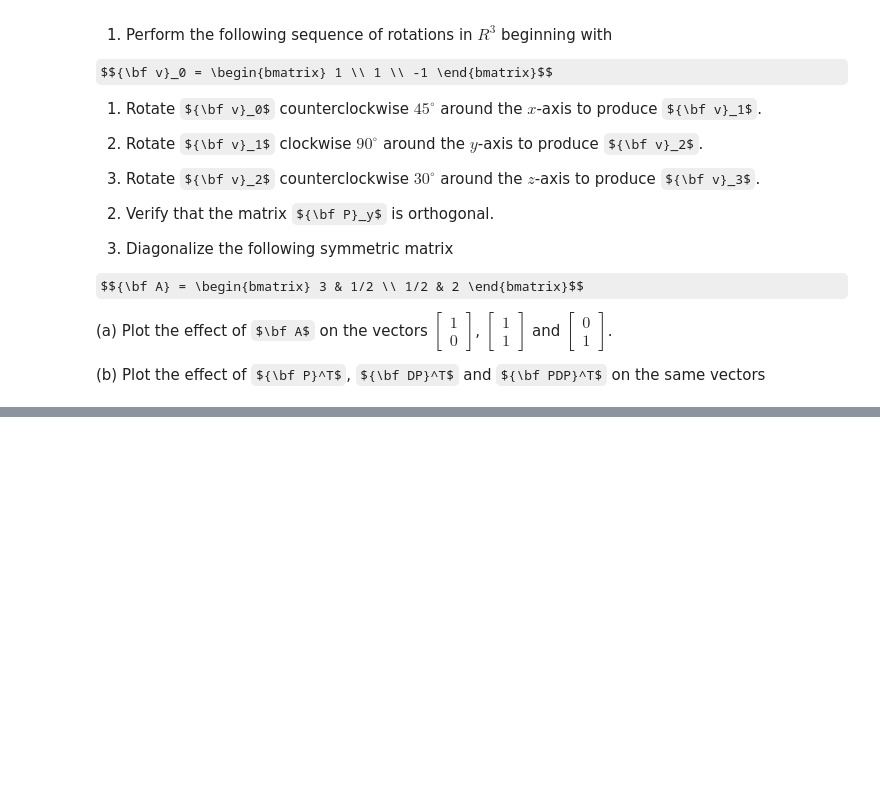
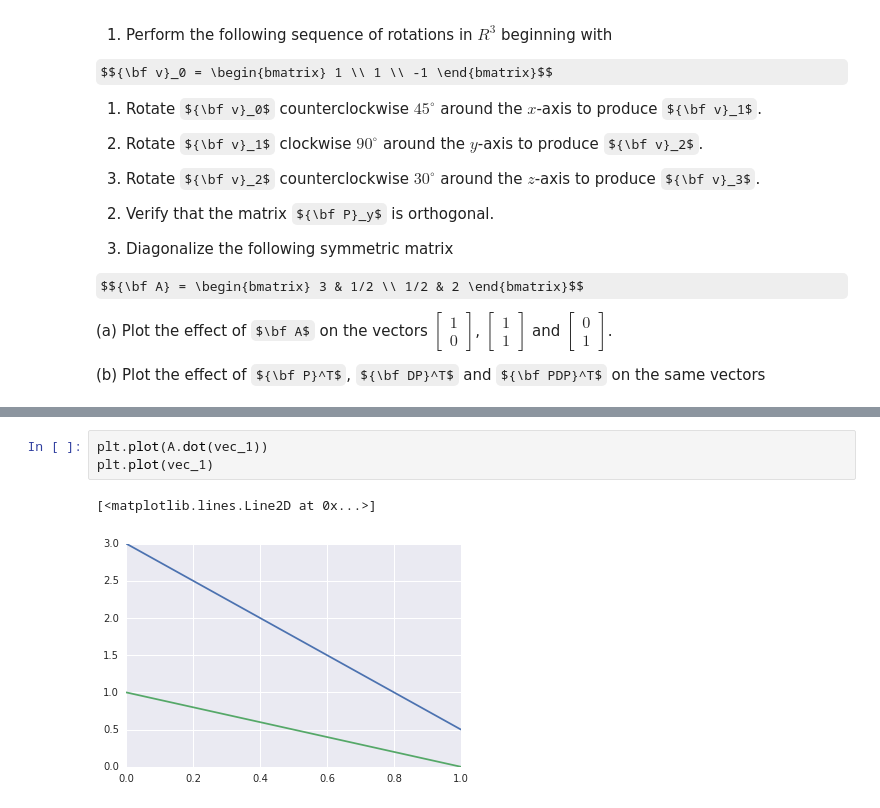
Before and after one commit to jonhilgart22/Galvanize-Linear-Algebra, a Jupyter notebook: week4/4.3/DSCI6001-4.3.Lecture-Jonathan-Hilgart.ipynb, the cells around one changed output, grey strips where cells are left out. Saved outputs shown, nothing was run; the diff lists cells and outputs as text; some formulas as TeX source; blank space fills up the shorter version.

```diff
--- a/week4/4.3/DSCI6001-4.3.Lecture-Jonathan-Hilgart.ipynb
+++ b/week4/4.3/DSCI6001-4.3.Lecture-Jonathan-Hilgart.ipynb
@@ -314,0 +350,6 @@ $${\bf A} = \begin{bmatrix} 3 & 1/2 \\ 1/2 & 2 \end{bmatrix}$$
+# %%
+plt.plot(A.dot(vec_1))
+plt.plot(vec_1)
+# %% [output]
+[<matplotlib.lines.Line2D at 0x...>]
+[figure, added]
```
Also changed, not shown: parts of 14 cells of this notebook, 1 other file.
